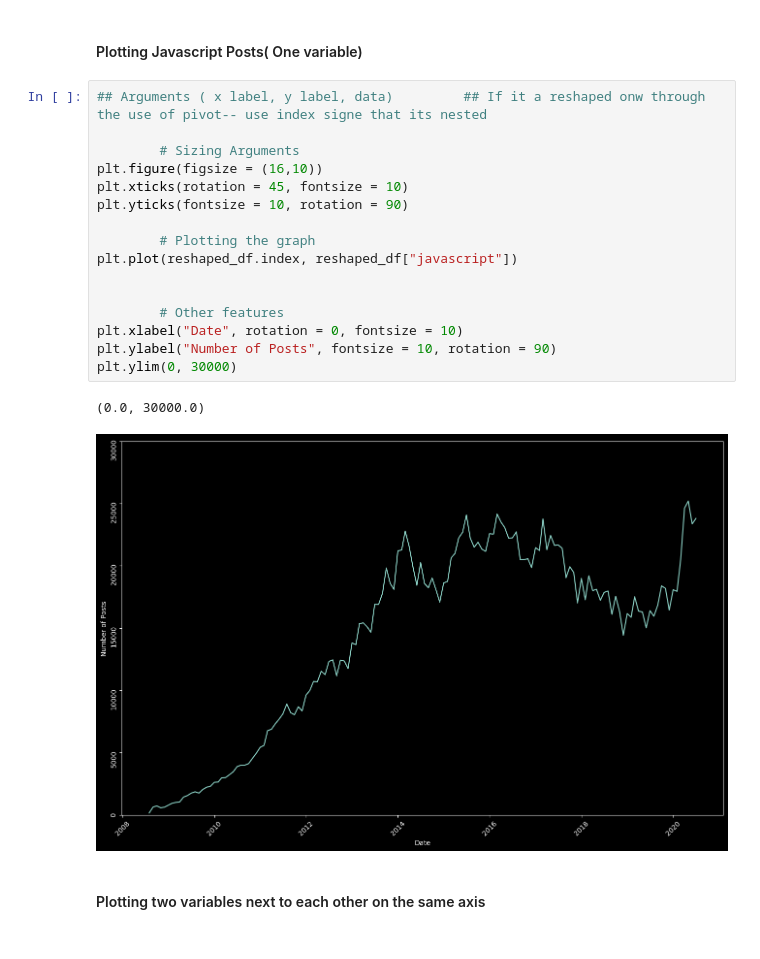
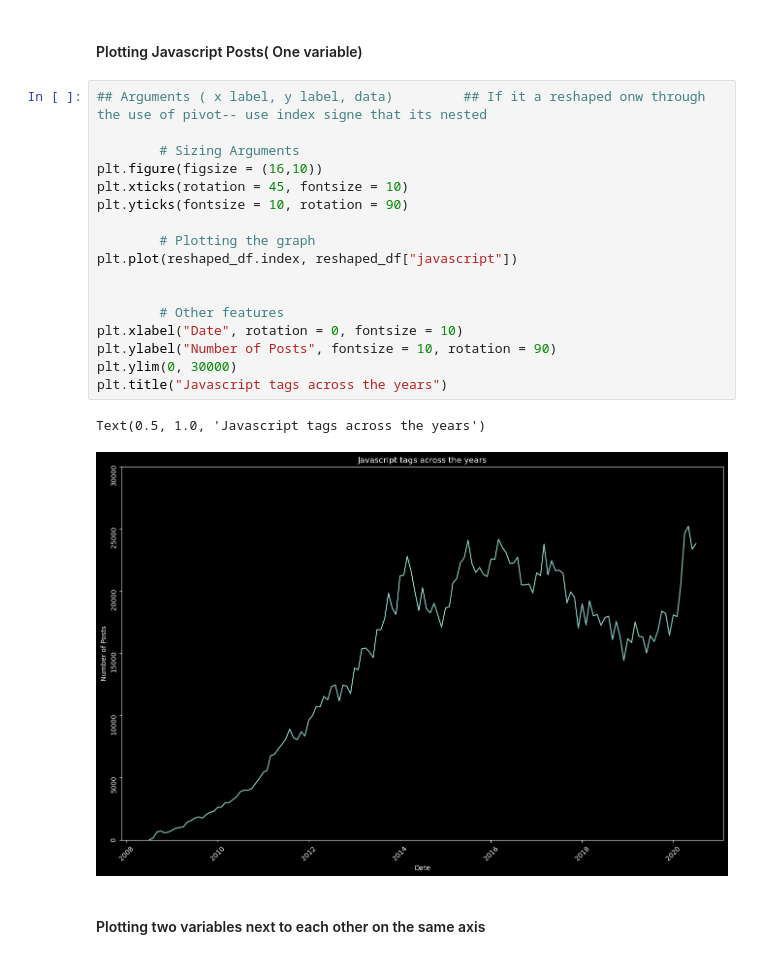
Before and after one commit to shane-221/Python_Basics, a Jupyter notebook: 09_Advanced-Data_Analysis(Pandas-Plotly-Seaborn)/73_Matplotlib/main.ipynb, the cells around one changed output. Cells and saved outputs as stored; diff of their text form.

```diff
--- a/09_Advanced-Data_Analysis(Pandas-Plotly-Seaborn)/73_Matplotlib/main.ipynb
+++ b/09_Advanced-Data_Analysis(Pandas-Plotly-Seaborn)/73_Matplotlib/main.ipynb
@@ -75,22 +92,23 @@ import matplotlib.pyplot as plt
 # %%
 ## Arguments ( x label, y label, data)         ## If it a reshaped onw through the use of pivot-- use index signe that its nested
 
         # Sizing Arguments
 plt.figure(figsize = (16,10))
 plt.xticks(rotation = 45, fontsize = 10)
 plt.yticks(fontsize = 10, rotation = 90)
 
         # Plotting the graph
 plt.plot(reshaped_df.index, reshaped_df["javascript"])
 
 
         # Other features
 plt.xlabel("Date", rotation = 0, fontsize = 10)
 plt.ylabel("Number of Posts", fontsize = 10, rotation = 90)
 plt.ylim(0, 30000)
+plt.title("Javascript tags across the years")
 # %% [output]
-(0.0, 30000.0)
+Text(0.5, 1.0, 'Javascript tags across the years')
-[figure, old version]
+[figure, new version]
 # %% [markdown]
 #### Plotting two variables next to each other on the same axis
 # %%
```
Also changed, not shown: parts of 6 cells of this notebook, 22 other files.
